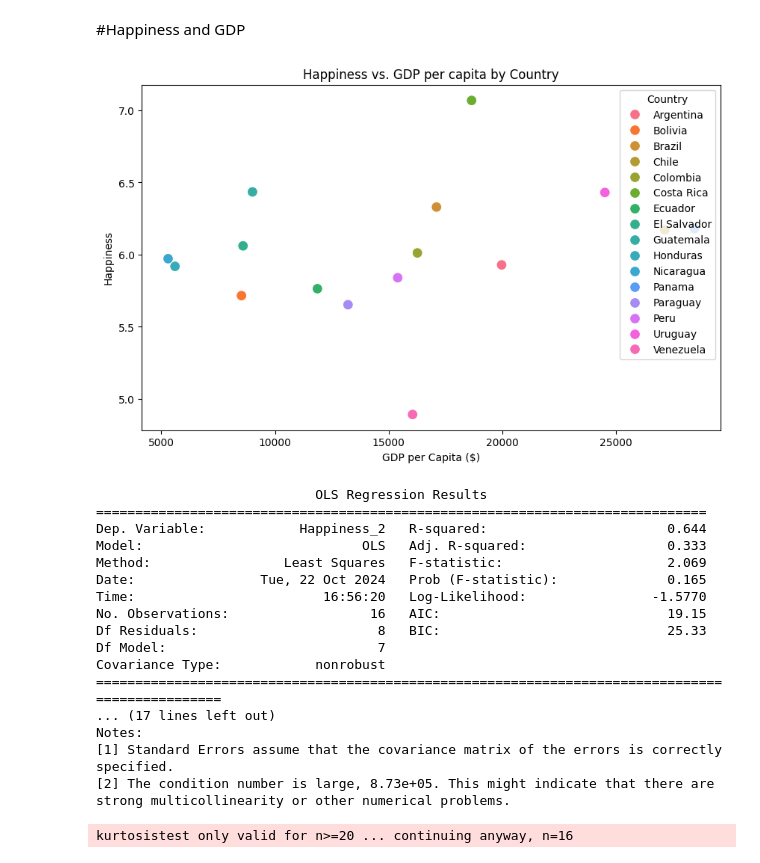
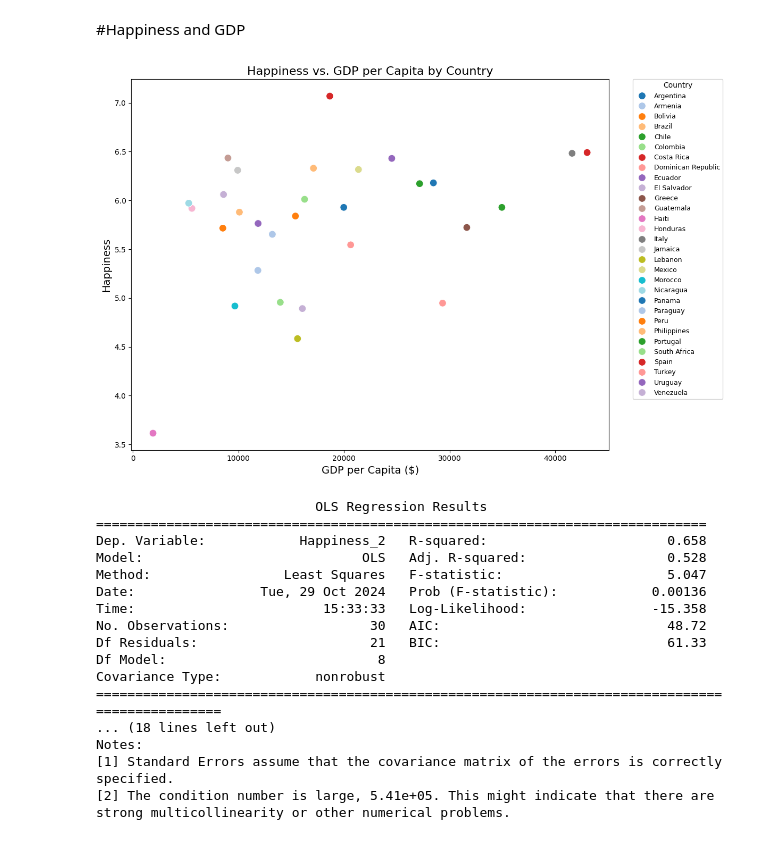
Before and after one commit to hetpatel007/Het_Special_Topics, a Jupyter notebook: Copy_of_Independent.ipynb, the cells around one changed output. Saved outputs shown, nothing was run; the diff lists cells and outputs as text; code cells hidden in the pictures.

```diff
--- a/Copy_of_Independent.ipynb
+++ b/Copy_of_Independent.ipynb
@@ -518,20 +578,0 @@ print(Happiness_South_America_2.head())
-# %%
-# List of South American countries
-south_american_countries = [
-    'Argentina', 'Bolivia', 'Brazil', 'Chile', 'Colombia', 'Ecuador',
-    'Guyana', 'Paraguay', 'Peru', 'Suriname', 'Uruguay', 'Venezuela'
-]
-
-# List of Central American countries
-central_american_countries = [
-    'Nicaragua', 'Panama', 'Costa Rica', 'El Salvador', 'Guatemala', 'Honduras', 'Belize'
-]
-
-# Combine the two lists
-latin_american_countries = south_american_countries + central_american_countries
-
-# Filter the dataset to include only South and Central American countries
-Happiness_Latin_America = Happiness_2[Happiness_2['Country'].isin(latin_american_countries)]
-
-# Display the first few rows of the filtered dataset
-print(Happiness_Latin_America.head())
@@ -817,27 +955,35 @@ Happiness_2               0.011558     1.000000
 # %%
 import seaborn as sns
 import matplotlib.pyplot as plt
 
-# Scatter plot to visualize the relationship between GDP per capita and Happiness
-plt.figure(figsize=(10, 6))
-sns.scatterplot(x='GDP per capita', y='Happiness_2', data=final_merged_df_2, hue='Country', s=100)
+# Set the plot size
+plt.figure(figsize=(12, 8))
 
-# Customize the plot
-plt.title('Happiness vs. GDP per capita by Country')
-plt.xlabel('GDP per Capita ($)')
-plt.ylabel('Happiness')
+# Scatter plot with improved legend placement and distinct colors
+sns.scatterplot(x='GDP per capita', y='Happiness_2', data=final_merged_df_2, hue='Country', s=100, palette="tab20")
+
+# Set title and labels with increased font size for clarity
+plt.title('Happiness vs. GDP per Capita by Country', fontsize=16)
+plt.xlabel('GDP per Capita ($)', fontsize=14)
+plt.ylabel('Happiness', fontsize=14)
+
+# Move the legend outside the plot to avoid overlapping with data points
+plt.legend(title='Country', bbox_to_anchor=(1.05, 1), loc='upper left', borderaxespad=0., fontsize=9)
+
+# Adjust layout for better spacing
+plt.tight_layout()
 
 # Show the plot
 plt.show()
 # %% [output]
-[figure, old version]
+[figure, new version]
 # %%
 #Included latin american countries
 import statsmodels.api as sm
 
 # Define independent variables (predictors) and dependent variable (Happiness)
-X = final_merged_df_2[['GDP per capita', 'Life expectancy', 'Meat consumption', 'Urbanization rate', 'Perception of Corruption', 'Explained by: Social support','Population growth']]
-y = final_merged_df_2['Happiness_2']
+X = dx[['GDP per capita', 'Life expectancy', 'Meat consumption', 'Urbanization rate', 'Perception of Corruption', 'Explained by: Social support','Population growth','Depression']]
+y = dx['Happiness_2']
 
 # Add constant (intercept)
 X = sm.add_constant(X)
@@ -848,22 +994,21 @@ print(model.summary())
 # %% [output]
                             OLS Regression Results
 ==============================================================================
-Dep. Variable:            Happiness_2   R-squared:                       0.644
-Model:                            OLS   Adj. R-squared:                  0.333
-Method:                 Least Squares   F-statistic:                     2.069
-Date:                Tue, 22 Oct 2024   Prob (F-statistic):              0.165
-Time:                        16:56:20   Log-Likelihood:                -1.5770
-No. Observations:                  16   AIC:                             19.15
-Df Residuals:                       8   BIC:                             25.33
-Df Model:                           7
+Dep. Variable:            Happiness_2   R-squared:                       0.658
+Model:                            OLS   Adj. R-squared:                  0.528
+Method:                 Least Squares   F-statistic:                     5.047
+Date:                Tue, 29 Oct 2024   Prob (F-statistic):            0.00136
+Time:                        15:33:33   Log-Likelihood:                -15.358
+No. Observations:                  30   AIC:                             48.72
+Df Residuals:                      21   BIC:                             61.33
+Df Model:                           8
 Covariance Type:            nonrobust
 ================================================================================================
-... (17 lines left out)
+... (18 lines left out)
 Notes:
 [1] Standard Errors assume that the covariance matrix of the errors is correctly specified.
-[2] The condition number is large, 8.73e+05. This might indicate that there are
+[2] The condition number is large, 5.41e+05. This might indicate that there are
 strong multicollinearity or other numerical problems.
-kurtosistest only valid for n>=20 ... continuing anyway, n=16
 # %%
 from sklearn.cluster import KMeans
 import seaborn as sns
```
Also changed, not shown: parts of 51 cells of this notebook.
